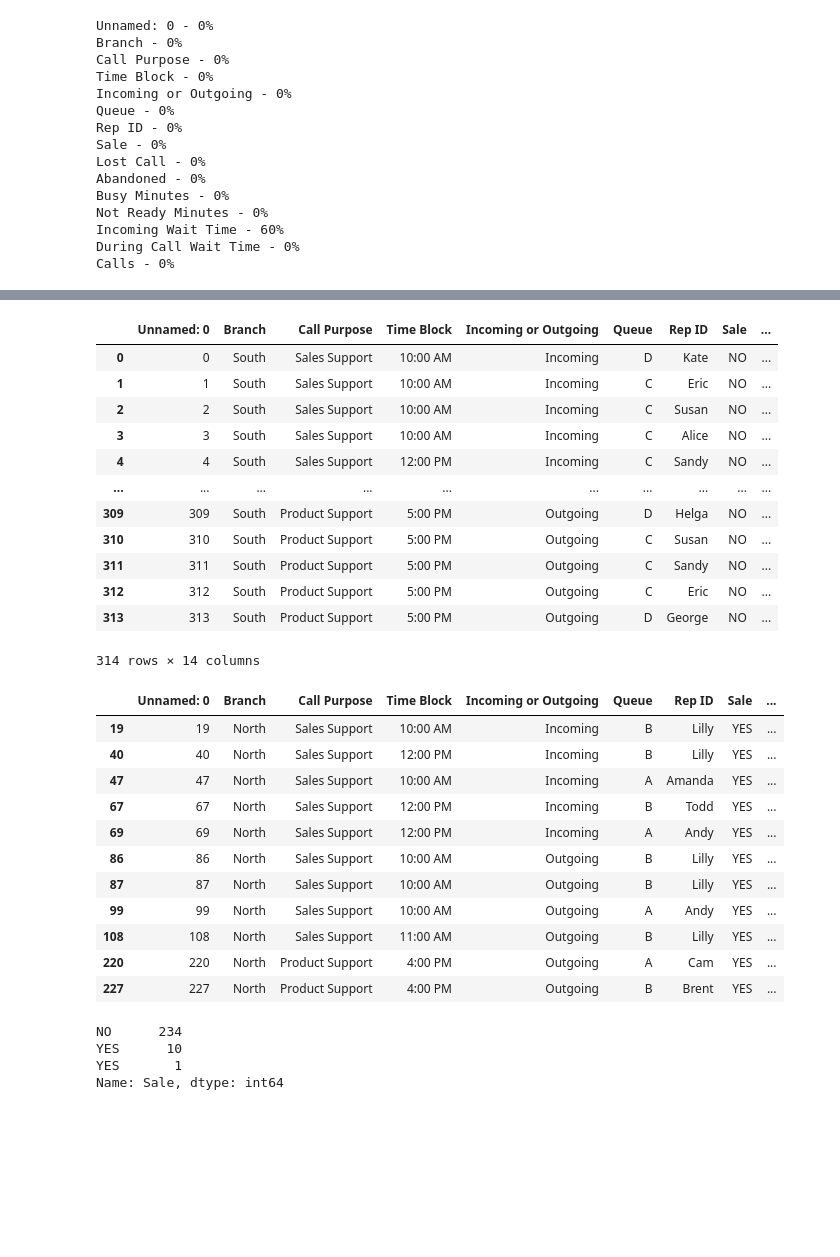
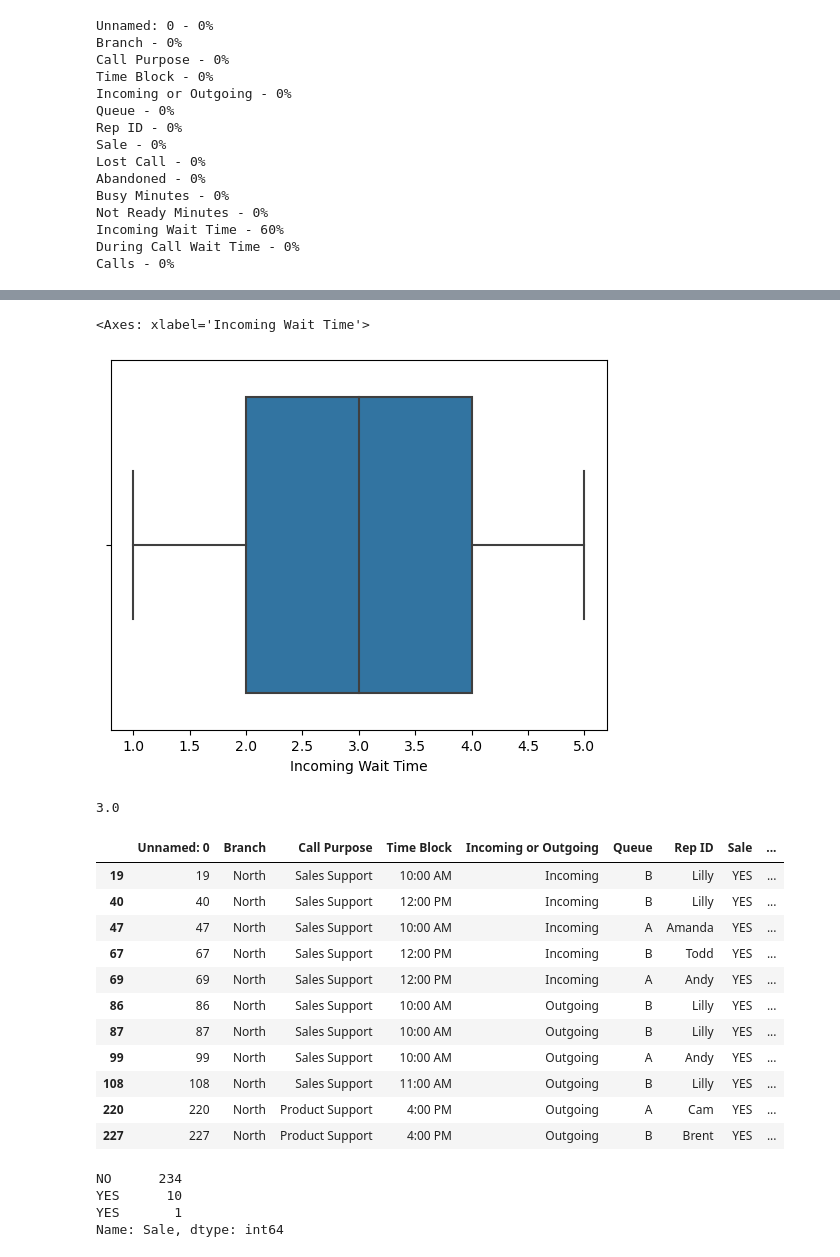
Before and after one commit to Sne0Ch/call-center-cleanup-assignment, a Jupyter notebook: Call_Center_Cleanup.ipynb, the cells around one changed output, grey strips where cells are left out. Drawn from its saved outputs; the diff is of its cells as text; code cells hidden in the pictures; blank space fills up the shorter version.

```diff
--- a/Call_Center_Cleanup.ipynb
+++ b/Call_Center_Cleanup.ipynb
@@ -294,17 +293,10 @@ north_df.drop('Incoming Wait Time', axis = 1)
 # %%
-#
-south_df.drop('Incoming Wait Time', axis = 1)
+# Checking the boxplot for distribution of the incoming wait time for north_df
+sns.boxplot(x=south_df["Incoming Wait Time"])
 # %% [output]
-|  | Unnamed: 0 | Branch | Call Purpose | Time Block | Incoming or Outgoing | Queue | Rep ID | Sale | ... |
-| 0 | 0 | South | Sales Support | 10:00 AM | Incoming | D | Kate | NO | ... |
-| 1 | 1 | South | Sales Support | 10:00 AM | Incoming | C | Eric | NO | ... |
-| 2 | 2 | South | Sales Support | 10:00 AM | Incoming | C | Susan | NO | ... |
-| 3 | 3 | South | Sales Support | 10:00 AM | Incoming | C | Alice | NO | ... |
-| 4 | 4 | South | Sales Support | 12:00 PM | Incoming | C | Sandy | NO | ... |
-| ... | ... | ... | ... | ... | ... | ... | ... | ... | ... |
-| 309 | 309 | South | Product Support | 5:00 PM | Outgoing | D | Helga | NO | ... |
-| 310 | 310 | South | Product Support | 5:00 PM | Outgoing | C | Susan | NO | ... |
-| 311 | 311 | South | Product Support | 5:00 PM | Outgoing | C | Sandy | NO | ... |
-| 312 | 312 | South | Product Support | 5:00 PM | Outgoing | C | Eric | NO | ... |
-| 313 | 313 | South | Product Support | 5:00 PM | Outgoing | D | George | NO | ... |
-314 rows × 14 columns
+<Axes: xlabel='Incoming Wait Time'>
+[figure, added]
+# %%
+print(south_df['Incoming Wait Time'].mean().round())
+# %% [output]
+3.0
@@ -314,18 +310,18 @@ south_df.drop('Incoming Wait Time', axis = 1)
-# %%
-north_df[north_df['Sale'].str.contains('YES')]
-# %% [output]
-|  | Unnamed: 0 | Branch | Call Purpose | Time Block | Incoming or Outgoing | Queue | Rep ID | Sale | ... |
-| 19 | 19 | North | Sales Support | 10:00 AM | Incoming | B | Lilly | YES | ... |
-| 40 | 40 | North | Sales Support | 12:00 PM | Incoming | B | Lilly | YES | ... |
-| 47 | 47 | North | Sales Support | 10:00 AM | Incoming | A | Amanda | YES | ... |
-| 67 | 67 | North | Sales Support | 12:00 PM | Incoming | B | Todd | YES | ... |
-| 69 | 69 | North | Sales Support | 12:00 PM | Incoming | A | Andy | YES | ... |
-| 86 | 86 | North | Sales Support | 10:00 AM | Outgoing | B | Lilly | YES | ... |
-| 87 | 87 | North | Sales Support | 10:00 AM | Outgoing | B | Lilly | YES | ... |
-| 99 | 99 | North | Sales Support | 10:00 AM | Outgoing | A | Andy | YES | ... |
-| 108 | 108 | North | Sales Support | 11:00 AM | Outgoing | B | Lilly | YES | ... |
-| 220 | 220 | North | Product Support | 4:00 PM | Outgoing | A | Cam | YES | ... |
-| 227 | 227 | North | Product Support | 4:00 PM | Outgoing | B | Brent | YES | ... |
+# %%
+north_df[north_df['Sale'].str.contains('YES')]
+# %% [output]
+|  | Unnamed: 0 | Branch | Call Purpose | Time Block | Incoming or Outgoing | Queue | Rep ID | Sale | ... |
+| 19 | 19 | North | Sales Support | 10:00 AM | Incoming | B | Lilly | YES | ... |
+| 40 | 40 | North | Sales Support | 12:00 PM | Incoming | B | Lilly | YES | ... |
+| 47 | 47 | North | Sales Support | 10:00 AM | Incoming | A | Amanda | YES | ... |
+| 67 | 67 | North | Sales Support | 12:00 PM | Incoming | B | Todd | YES | ... |
+| 69 | 69 | North | Sales Support | 12:00 PM | Incoming | A | Andy | YES | ... |
+| 86 | 86 | North | Sales Support | 10:00 AM | Outgoing | B | Lilly | YES | ... |
+| 87 | 87 | North | Sales Support | 10:00 AM | Outgoing | B | Lilly | YES | ... |
+| 99 | 99 | North | Sales Support | 10:00 AM | Outgoing | A | Andy | YES | ... |
+| 108 | 108 | North | Sales Support | 11:00 AM | Outgoing | B | Lilly | YES | ... |
+| 220 | 220 | North | Product Support | 4:00 PM | Outgoing | A | Cam | YES | ... |
+| 227 | 227 | North | Product Support | 4:00 PM | Outgoing | B | Brent | YES | ... |
 # %%
 #Code Used
 north_df['Sale'].value_counts()
```
Also changed, not shown: parts of 18 cells of this notebook.
